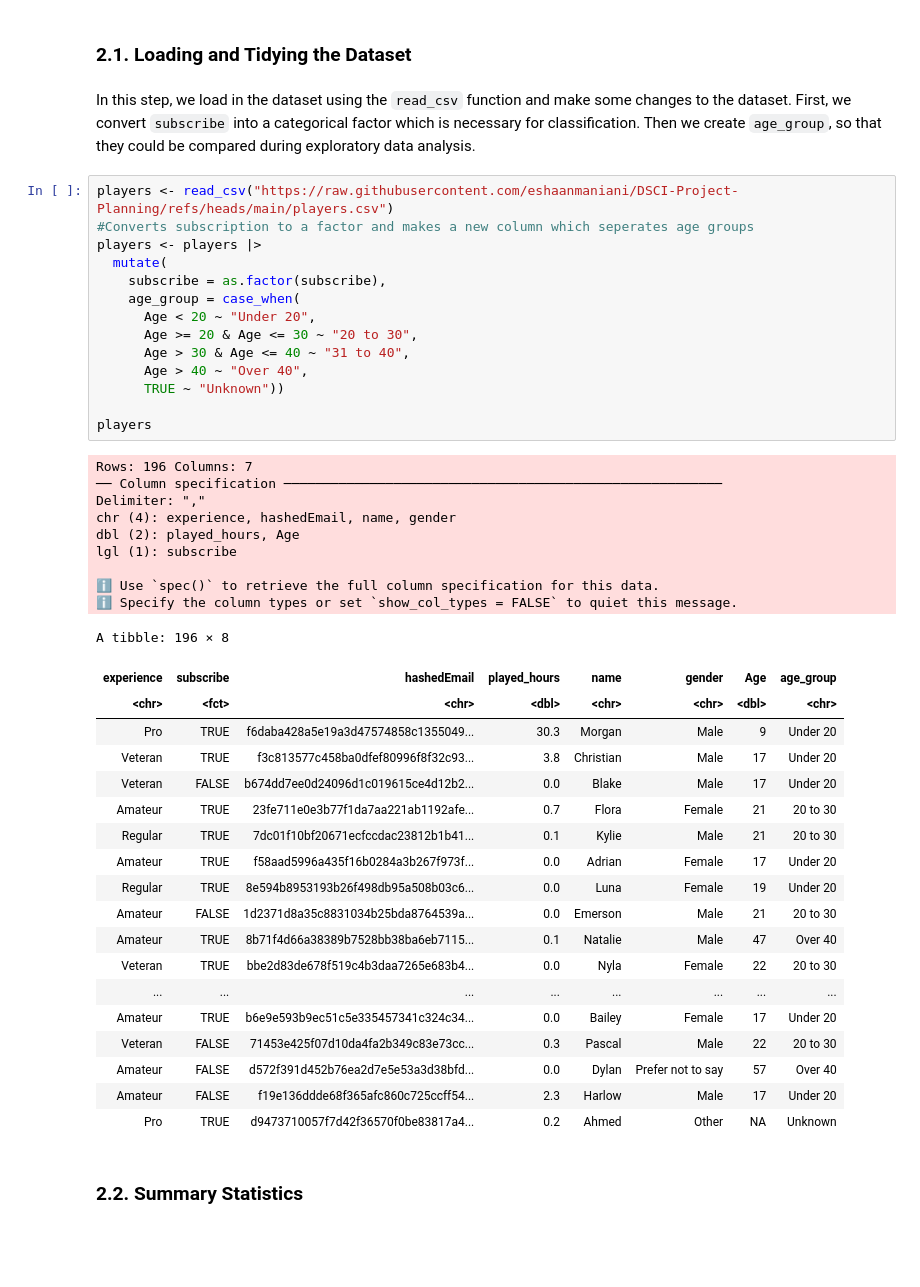
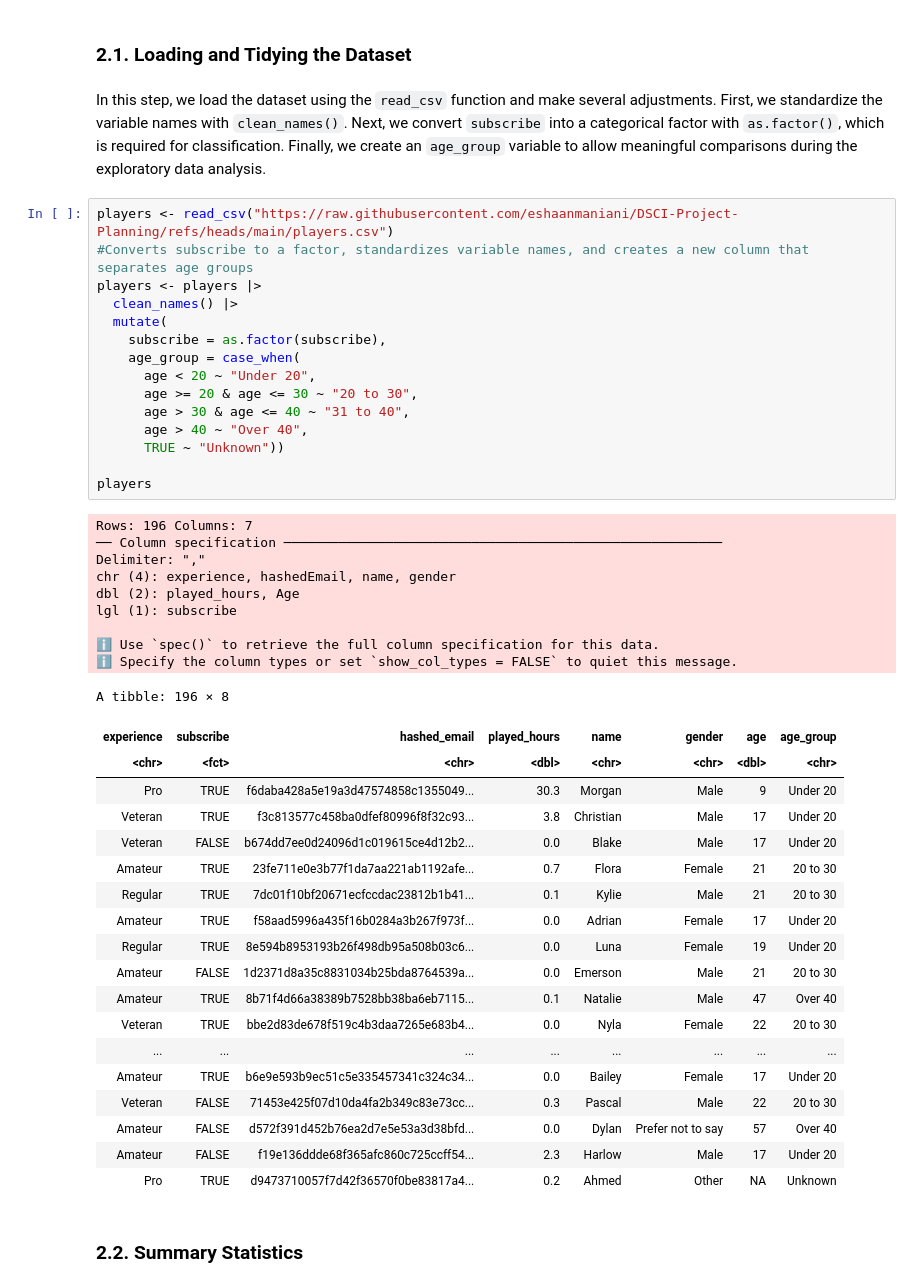
Before and after one commit to eshaanmaniani/DSCI-Final-Project, a Jupyter notebook: project-planning.ipynb, the cells around one changed output. Drawn from its saved outputs; the diff is of its cells as text; blank space fills up the shorter version.

```diff
--- a/project-planning.ipynb
+++ b/project-planning.ipynb
@@ -42,34 +41,34 @@ The data analysis will be split up into five stages.
 # %% [markdown]
 ### 2.1. Loading and Tidying the Dataset
 # %% [markdown]
-In this step, we load in the dataset using the `read_csv` function and make some changes to the dataset.
-First, we convert `subscribe` into a categorical factor which is necessary for classification. Then we create `age_group`, so that they could be compared during exploratory data analysis.
+In this step, we load the dataset using the `read_csv` function and make several adjustments. First, we standardize the variable names with `clean_names()`. Next, we convert `subscribe` into a categorical factor with `as.factor()`, which is required for classification. Finally, we create an `age_group` variable to allow meaningful comparisons during the exploratory data analysis.
 # %%
 players <- read_csv("https://raw.githubusercontent.com/eshaanmaniani/DSCI-Project-Planning/refs/heads/main/players.csv")
-#Converts subscription to a factor and makes a new column which seperates age groups
+#Converts subscribe to a factor, standardizes variable names, and creates a new column that separates age groups
 players <- players |>
+  clean_names() |>
   mutate(
     subscribe = as.factor(subscribe),
     age_group = case_when(
-      Age < 20 ~ "Under 20",
-      Age >= 20 & Age <= 30 ~ "20 to 30",
-      Age > 30 & Age <= 40 ~ "31 to 40",
-      Age > 40 ~ "Over 40",
+      age < 20 ~ "Under 20",
+      age >= 20 & age <= 30 ~ "20 to 30",
+      age > 30 & age <= 40 ~ "31 to 40",
+      age > 40 ~ "Over 40",
       TRUE ~ "Unknown"))
 
 players
 # %% [output]
 Rows: 196 Columns: 7
 ── Column specification ────────────────────────────────────────────────────────
 Delimiter: ","
 chr (4): experience, hashedEmail, name, gender
 dbl (2): played_hours, Age
 lgl (1): subscribe
 
 ℹ Use `spec()` to retrieve the full column specification for this data.
 ℹ Specify the column types or set `show_col_types = FALSE` to quiet this message.
 A tibble: 196 × 8
-| experience | subscribe | hashedEmail | played_hours | name | gender | Age | age_group |
+| experience | subscribe | hashed_email | played_hours | name | gender | age | age_group |
 | <chr> | <fct> | <chr> | <dbl> | <chr> | <chr> | <dbl> | <chr> |
 | Pro | TRUE | f6daba428a5e19a3d47574858c1355049... | 30.3 | Morgan | Male | 9 | Under 20 |
 | Veteran | TRUE | f3c813577c458ba0dfef80996f8f32c93... | 3.8 | Christian | Male | 17 | Under 20 |
```
Also changed, not shown: parts of 14 cells of this notebook.
